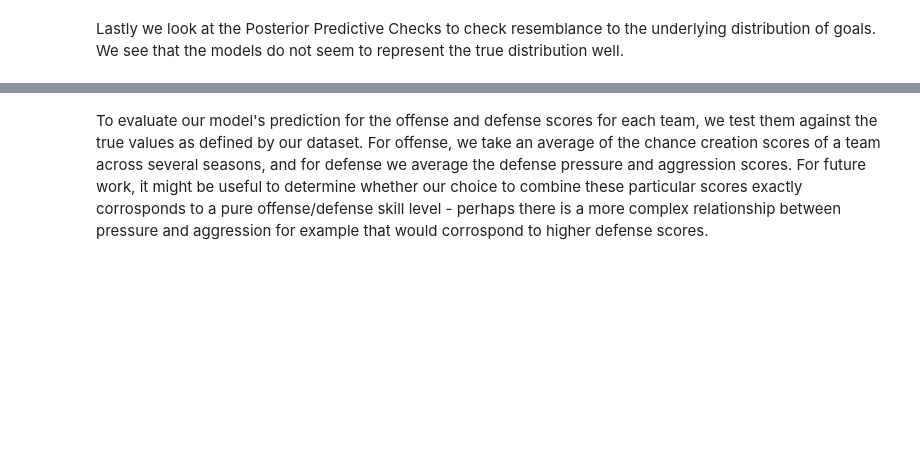
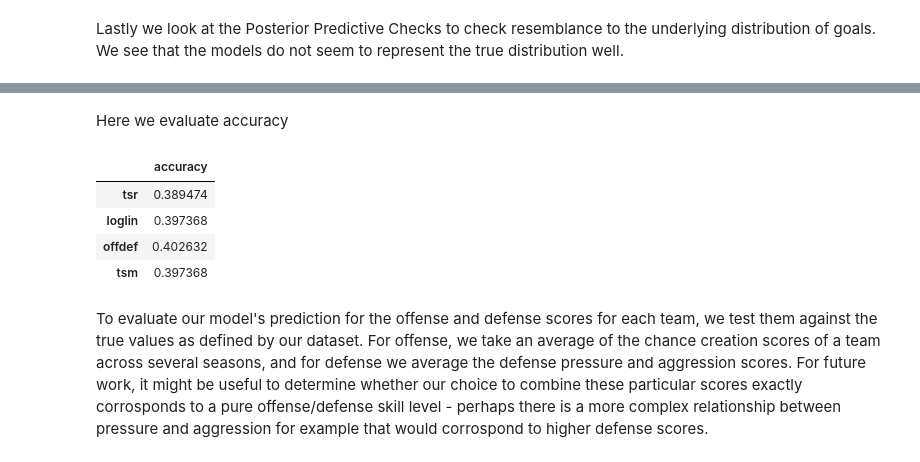
Before and after one commit to vinoo999/trueskill_augmented, a Jupyter notebook: final_project/final_project.ipynb, the cells around one changed output, grey strips where cells are left out. Cells and saved outputs as stored; diff of their text form; code cells hidden in the pictures; blank space fills up the shorter version.

```diff
--- a/final_project/final_project.ipynb
+++ b/final_project/final_project.ipynb
@@ -231,3 +250,20 @@ visualization.plot_ppcs(log_lin)
+# %% [markdown]
+Here we evaluate accuracy
+# %%
+accuracies = np.zeros(4)
+accuracies[0] = process.accuracy(test.reset_index(drop=True), tsr_results)
+accuracies[1] = process.accuracy(test.reset_index(drop=True), loglin_results)
+accuracies[2] = process.accuracy(test.reset_index(drop=True), offdef_results)
+accuracies[3] = process.accuracy(test.reset_index(drop=True), tsm_results)
+
+data_dict = {"accuracy": pd.Series(accuracies, index=['tsr', 'loglin', 'offdef', 'tsm'])}
+display(pd.DataFrame(data_dict))
+# %% [output]
+|  | accuracy |
+| tsr | 0.389474 |
+| loglin | 0.397368 |
+| offdef | 0.402632 |
+| tsm | 0.397368 |
 # %% [markdown]
 To evaluate our model's prediction for the offense and defense scores for each team, we test them against the true values as defined by our dataset. For offense, we take an average of the chance creation scores of a team across several seasons, and for defense we average the defense pressure and aggression scores. For future work, it might be useful to determine whether our choice to combine these particular scores exactly corrosponds to a pure offense/defense skill level - perhaps there is a more complex relationship between pressure and aggression for example that would corrospond to higher defense scores.
 # %%
```
Also changed, not shown: parts of 7 cells of this notebook, 3 other files.
